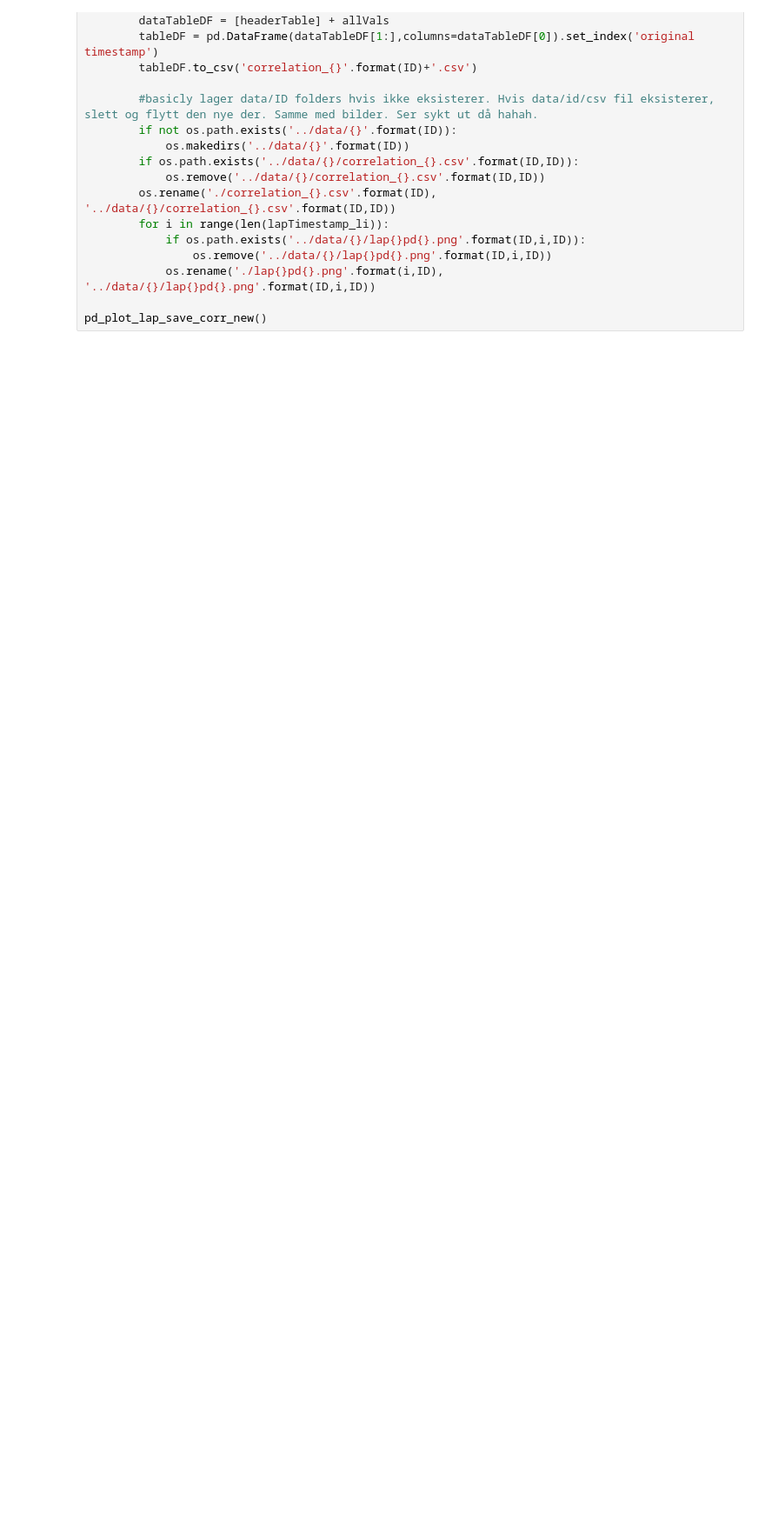
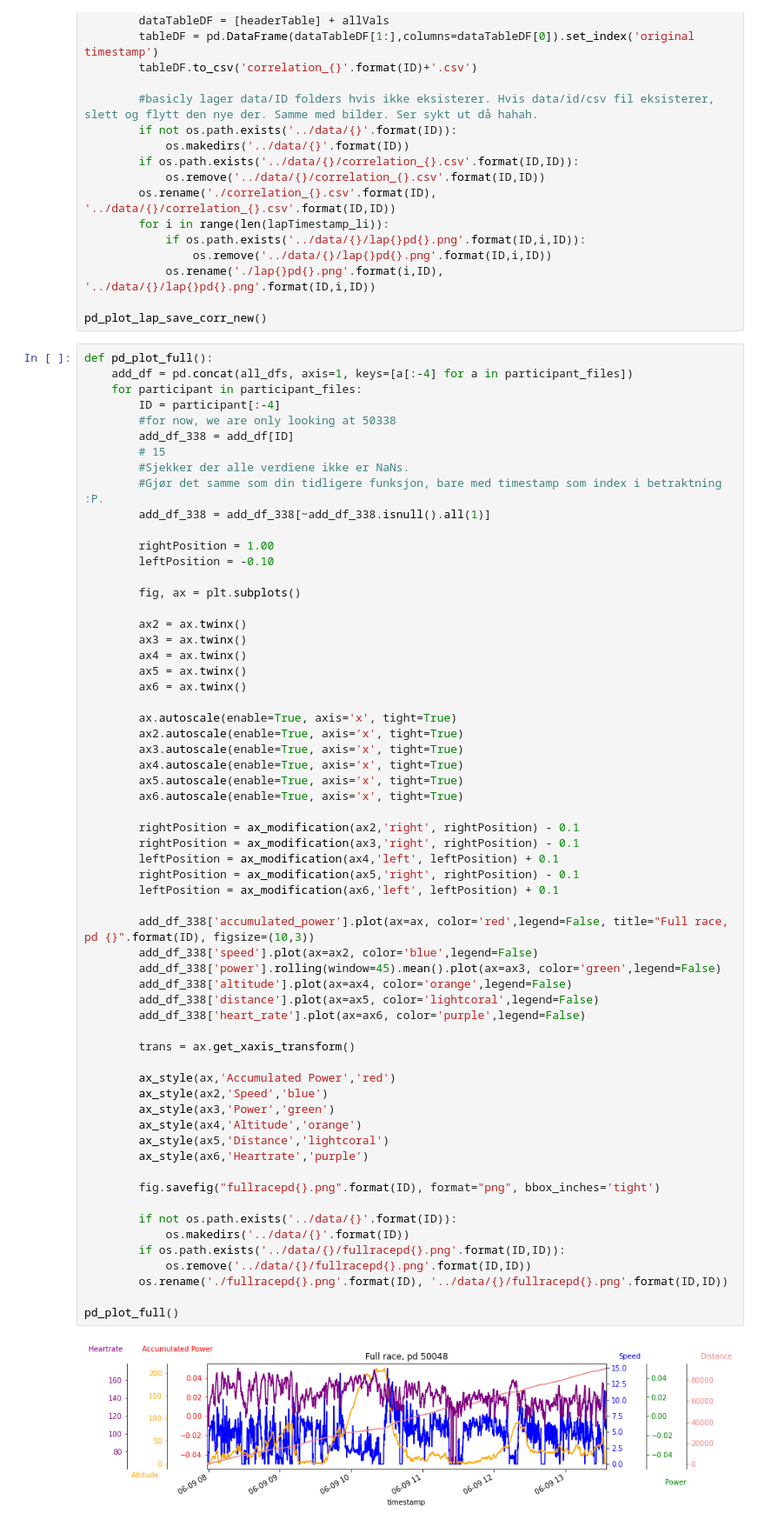
Before and after one commit to krizzlybjorn/datbac, a Jupyter notebook: workfolder/plots/correctionplot.ipynb, the cells around one changed output. Shown at 87% size. Drawn from its saved outputs; the diff is of its cells as text; blank space fills up the shorter version.

Commit message:
fult plott

```diff
--- a/workfolder/plots/correctionplot.ipynb
+++ b/workfolder/plots/correctionplot.ipynb
@@ -122,3 +122,66 @@ def pd_plot_lap_save_corr_new():
             os.rename('./lap{}pd{}.png'.format(i,ID), '../data/{}/lap{}pd{}.png'.format(ID,i,ID))
 
 pd_plot_lap_save_corr_new()
+# %%
+def pd_plot_full():
+    add_df = pd.concat(all_dfs, axis=1, keys=[a[:-4] for a in participant_files])
+    for participant in participant_files:
+        ID = participant[:-4]
+        #for now, we are only looking at 50338
+        add_df_338 = add_df[ID]
+        # 15
+        #Sjekker der alle verdiene ikke er NaNs.
+        #Gjør det samme som din tidligere funksjon, bare med timestamp som index i betraktning :P.
+        add_df_338 = add_df_338[~add_df_338.isnull().all(1)]
+
+        rightPosition = 1.00
+        leftPosition = -0.10
+
+        fig, ax = plt.subplots()
+
+        ax2 = ax.twinx()
+        ax3 = ax.twinx()
+        ax4 = ax.twinx()
+        ax5 = ax.twinx()
+        ax6 = ax.twinx()
+
+        ax.autoscale(enable=True, axis='x', tight=True)
+        ax2.autoscale(enable=True, axis='x', tight=True)
+        ax3.autoscale(enable=True, axis='x', tight=True)
+        ax4.autoscale(enable=True, axis='x', tight=True)
+        ax5.autoscale(enable=True, axis='x', tight=True)
+        ax6.autoscale(enable=True, axis='x', tight=True)
+
+        rightPosition = ax_modification(ax2,'right', rightPosition) - 0.1
+        rightPosition = ax_modification(ax3,'right', rightPosition) - 0.1
+        leftPosition = ax_modification(ax4,'left', leftPosition) + 0.1
+        rightPosition = ax_modification(ax5,'right', rightPosition) - 0.1
+        leftPosition = ax_modification(ax6,'left', leftPosition) + 0.1
+
+        add_df_338['accumulated_power'].plot(ax=ax, color='red',legend=False, title="Full race, pd {}".format(ID), figsize=(10,3))
+        add_df_338['speed'].plot(ax=ax2, color='blue',legend=False)
+        add_df_338['power'].rolling(window=45).mean().plot(ax=ax3, color='green',legend=False)
+        add_df_338['altitude'].plot(ax=ax4, color='orange',legend=False)
+        add_df_338['distance'].plot(ax=ax5, color='lightcoral',legend=False)
+        add_df_338['heart_rate'].plot(ax=ax6, color='purple',legend=False)
+
+        trans = ax.get_xaxis_transform()
+
+        ax_style(ax,'Accumulated Power','red')
+        ax_style(ax2,'Speed','blue')
+        ax_style(ax3,'Power','green')
+        ax_style(ax4,'Altitude','orange')
+        ax_style(ax5,'Distance','lightcoral')
+        ax_style(ax6,'Heartrate','purple')
+
+        fig.savefig("fullracepd{}.png".format(ID), format="png", bbox_inches='tight')
+
+        if not os.path.exists('../data/{}'.format(ID)):
+            os.makedirs('../data/{}'.format(ID))
+        if os.path.exists('../data/{}/fullracepd{}.png'.format(ID,ID)):
+            os.remove('../data/{}/fullracepd{}.png'.format(ID,ID))
+        os.rename('./fullracepd{}.png'.format(ID), '../data/{}/fullracepd{}.png'.format(ID,ID))
+
+pd_plot_full()
+# %% [output]
+[figure, added]
```
Also changed, not shown: parts of 1 cell of this notebook.
